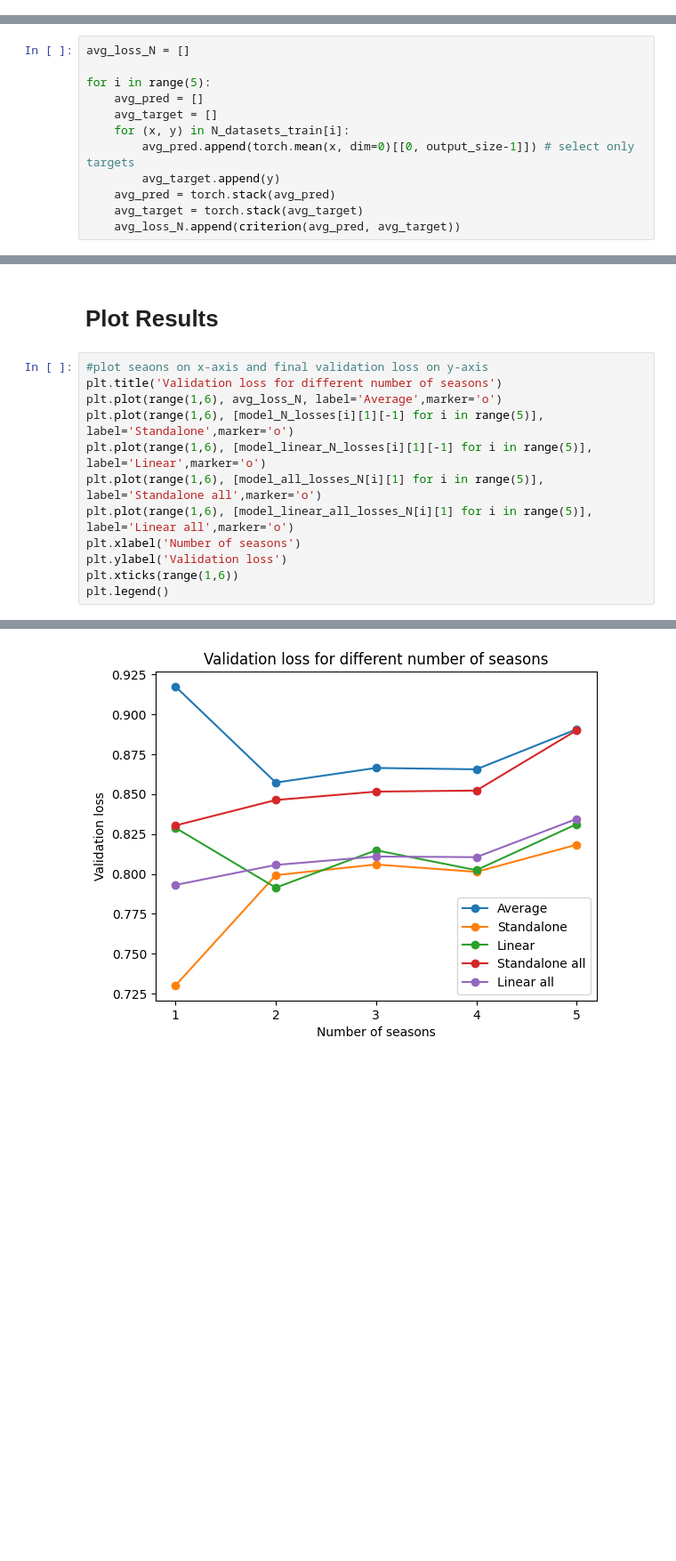
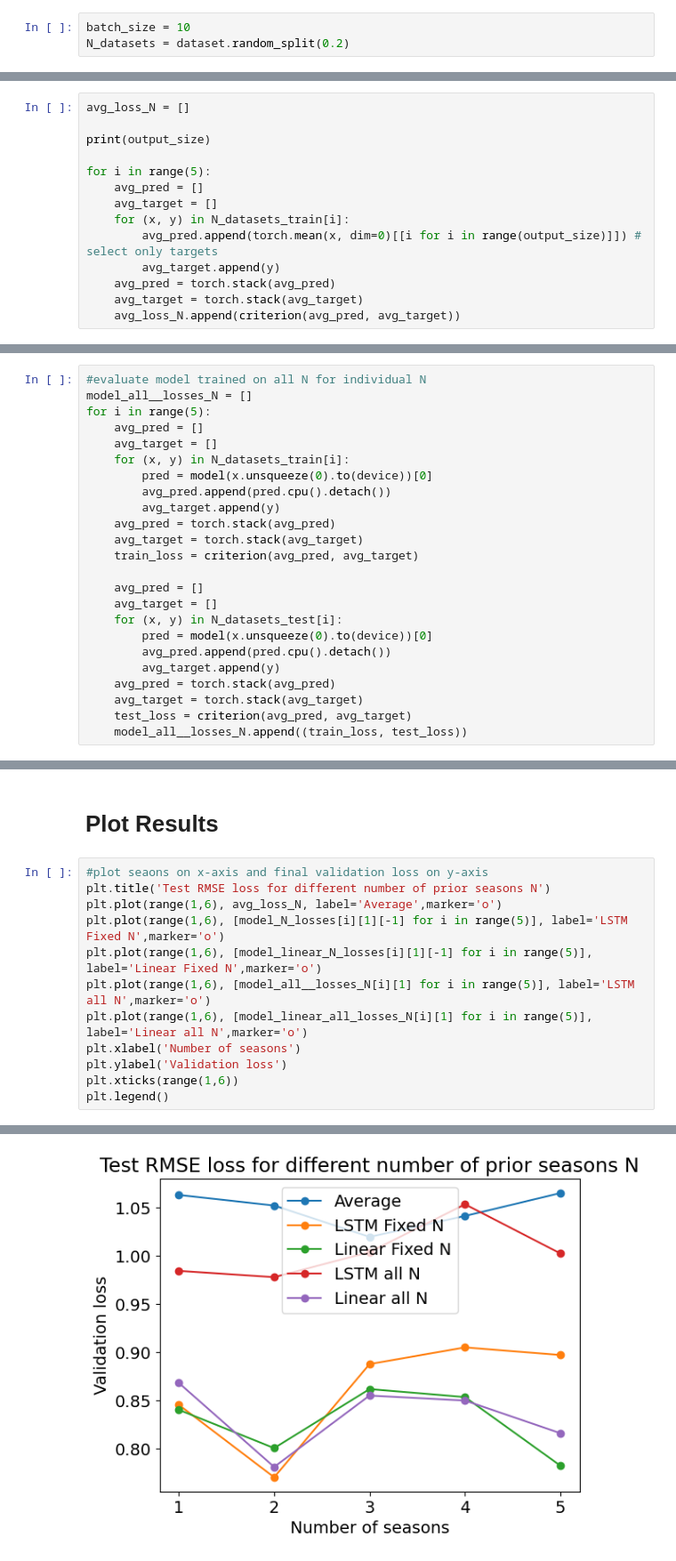
Before and after one commit to RandumbRobot/hockey-player-stats-predictor, a Jupyter notebook: TeamStandaloneAll_eval.ipynb, the cells around one changed output, grey strips where cells are left out. Shown at 89% size. Cells and saved outputs as stored; diff of their text form; blank space fills up the shorter version.

Commit message:
Team model completed

```diff
--- a/TeamStandaloneAll_eval.ipynb
+++ b/TeamStandaloneAll_eval.ipynb
@@ -32,3 +32,6 @@ Loading player data
 creating dataset structure
 # %% [markdown]
 # Dataloader
+# %%
+batch_size = 10
+N_datasets = dataset.random_split(0.2)
@@ -206,12 +436,14 @@ Validation loss for epoch 35: 0.8033951640129089
 ## Average Baseline Model
 # %%
 avg_loss_N = []
+
+print(output_size)
 
 for i in range(5):
     avg_pred = []
     avg_target = []
     for (x, y) in N_datasets_train[i]:
-        avg_pred.append(torch.mean(x, dim=0)[[0, output_size-1]]) # select only targets
+        avg_pred.append(torch.mean(x, dim=0)[[i for i in range(output_size)]]) # select only targets
         avg_target.append(y)
     avg_pred = torch.stack(avg_pred)
     avg_target = torch.stack(avg_target)
@@ -243,0 +481,24 @@ for i in range(5):
+# %%
+#evaluate model trained on all N for individual N
+model_all__losses_N = []
+for i in range(5):
+    avg_pred = []
+    avg_target = []
+    for (x, y) in N_datasets_train[i]:
+        pred = model(x.unsqueeze(0).to(device))[0]
+        avg_pred.append(pred.cpu().detach())
+        avg_target.append(y)
+    avg_pred = torch.stack(avg_pred)
+    avg_target = torch.stack(avg_target)
+    train_loss = criterion(avg_pred, avg_target)
+
+    avg_pred = []
+    avg_target = []
+    for (x, y) in N_datasets_test[i]:
+        pred = model(x.unsqueeze(0).to(device))[0]
+        avg_pred.append(pred.cpu().detach())
+        avg_target.append(y)
+    avg_pred = torch.stack(avg_pred)
+    avg_target = torch.stack(avg_target)
+    test_loss = criterion(avg_pred, avg_target)
+    model_all__losses_N.append((train_loss, test_loss))
@@ -284,12 +547,12 @@ for i in range(5):
 # Plot Results
 # %%
 #plot seaons on x-axis and final validation loss on y-axis
-plt.title('Validation loss for different number of seasons')
+plt.title('Test RMSE loss for different number of prior seasons N')
 plt.plot(range(1,6), avg_loss_N, label='Average',marker='o')
-plt.plot(range(1,6), [model_N_losses[i][1][-1] for i in range(5)], label='Standalone',marker='o')
-plt.plot(range(1,6), [model_linear_N_losses[i][1][-1] for i in range(5)], label='Linear',marker='o')
-plt.plot(range(1,6), [model_all_losses_N[i][1] for i in range(5)], label='Standalone all',marker='o')
-plt.plot(range(1,6), [model_linear_all_losses_N[i][1] for i in range(5)], label='Linear all',marker='o')
+plt.plot(range(1,6), [model_N_losses[i][1][-1] for i in range(5)], label='LSTM Fixed N',marker='o')
+plt.plot(range(1,6), [model_linear_N_losses[i][1][-1] for i in range(5)], label='Linear Fixed N',marker='o')
+plt.plot(range(1,6), [model_all__losses_N[i][1] for i in range(5)], label='LSTM all N',marker='o')
+plt.plot(range(1,6), [model_linear_all_losses_N[i][1] for i in range(5)], label='Linear all N',marker='o')
 plt.xlabel('Number of seasons')
 plt.ylabel('Validation loss')
 plt.xticks(range(1,6))
@@ -300,4 +562,4 @@ plt.legend()
-[figure, old version]
+[figure, new version]
 # %%
 plt.title('Training loss for different number of seasons')
 plt.plot(range(1,6), avg_loss_N, label='Average',marker='o')
```
Also changed, not shown: parts of 39 cells of this notebook, 6 other files.
